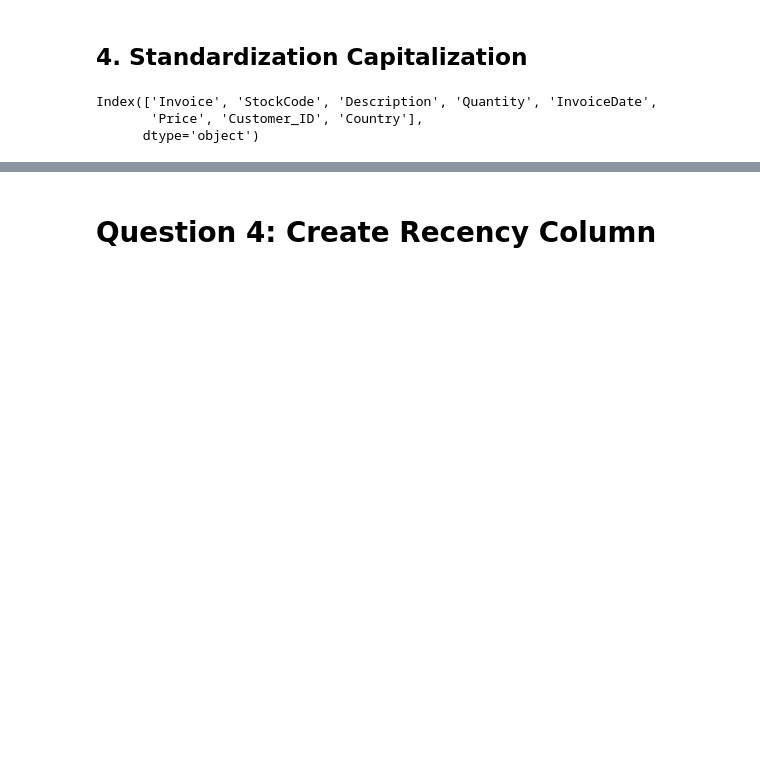
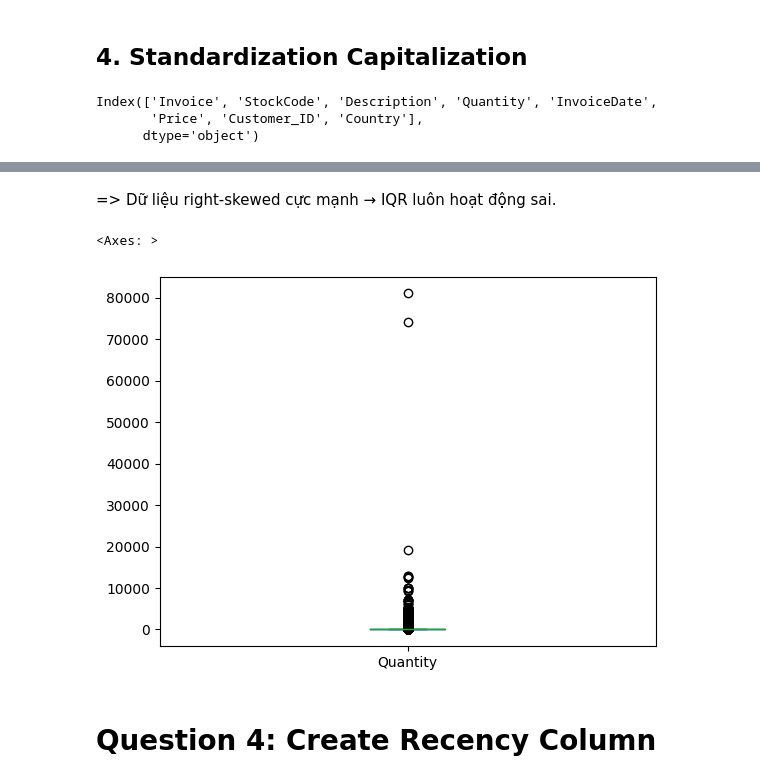
Before and after one commit to phuongtrang1910/Python_Test, a Jupyter notebook: 2.data_cleaning_process.ipynb, the cells around one changed output, grey strips where cells are left out. Saved outputs shown, nothing was run; the diff lists cells and outputs as text; code cells hidden in the pictures; blank space fills up the shorter version.

```diff
--- a/2.data_cleaning_process.ipynb
+++ b/2.data_cleaning_process.ipynb
@@ -211,0 +212,7 @@ df.describe()
+# %% [markdown]
+=> Dữ liệu right-skewed cực mạnh → IQR luôn hoạt động sai.
+# %%
+df['Quantity'].plot(kind='box')
+# %% [output]
+<Axes: >
+[figure, added]
```
Also changed, not shown: parts of 36 cells of this notebook, 3 other files.
